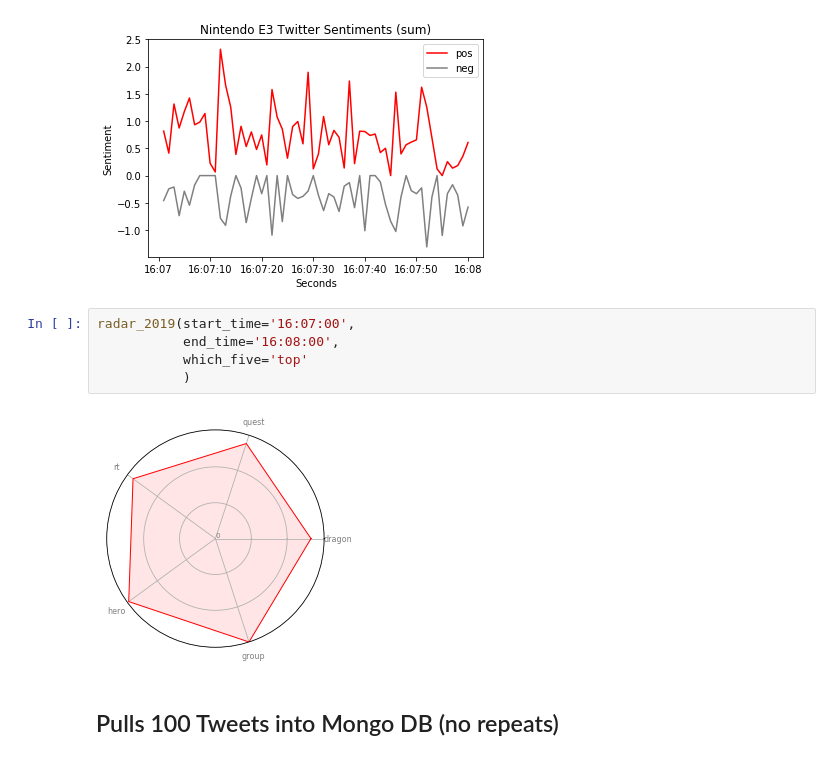
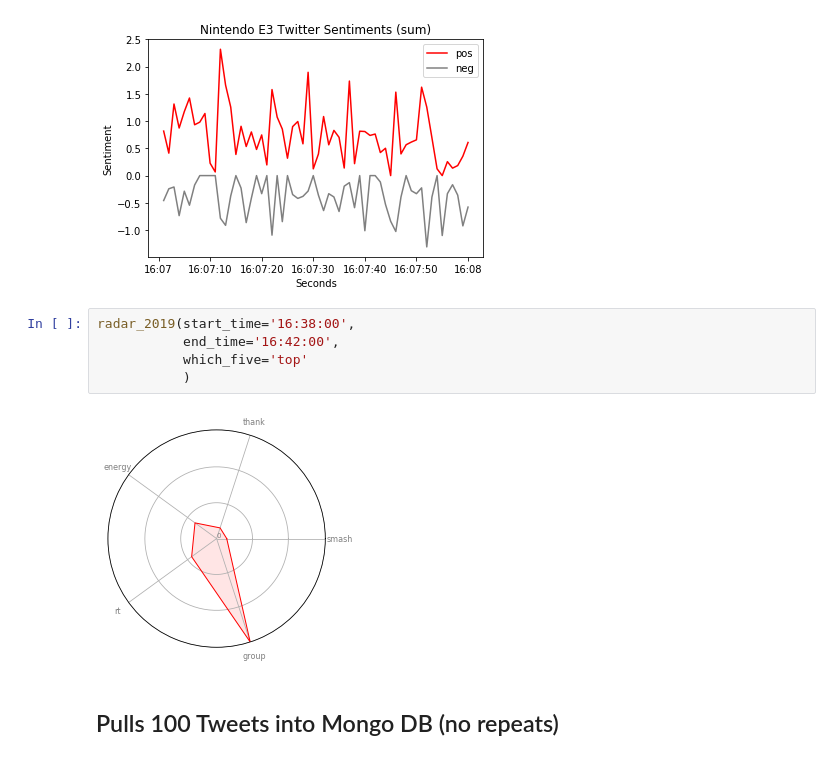
Before and after one commit to Laura-ShummonMaass/Nintendo_E3_Sentiment_Analysis, a Jupyter notebook: 2019_cleaning_and_trends_radars.ipynb, the cells around one changed output. Drawn from its saved outputs; the diff is of its cells as text.

```diff
--- a/2019_cleaning_and_trends_radars.ipynb
+++ b/2019_cleaning_and_trends_radars.ipynb
@@ -58,12 +58,12 @@ trend_2019(start_time='16:07:00',
 # %% [output]
 [figure]
 # %%
-radar_2019(start_time='16:07:00',
-           end_time='16:08:00',
+radar_2019(start_time='16:38:00',
+           end_time='16:42:00',
            which_five='top'
            )
 # %% [output]
-[figure, old version]
+[figure, new version]
 # %% [markdown]
 ## Pulls 100 Tweets into Mongo DB (no repeats)
 # %%
```
Also changed, not shown: 9 other files.
